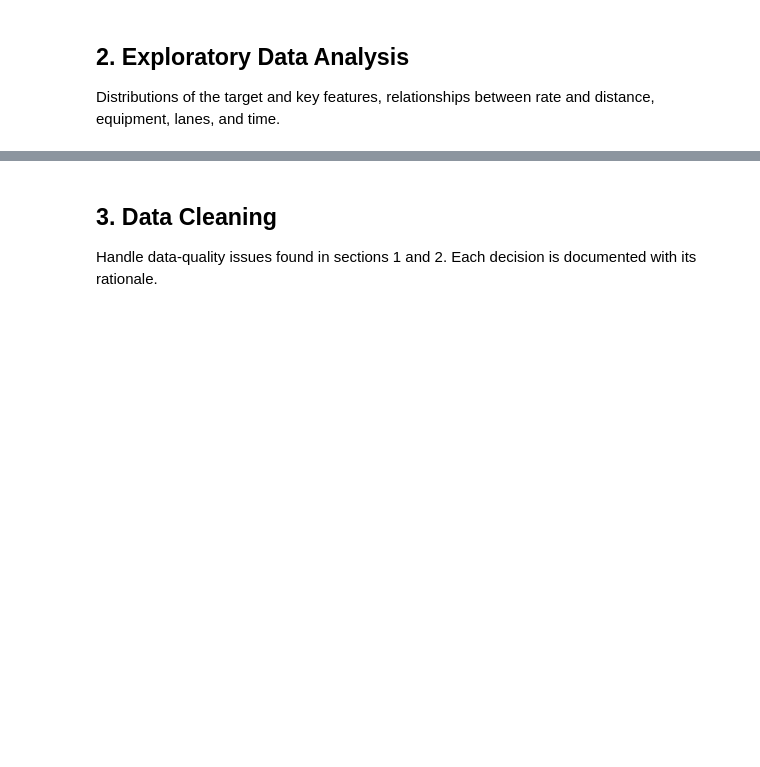
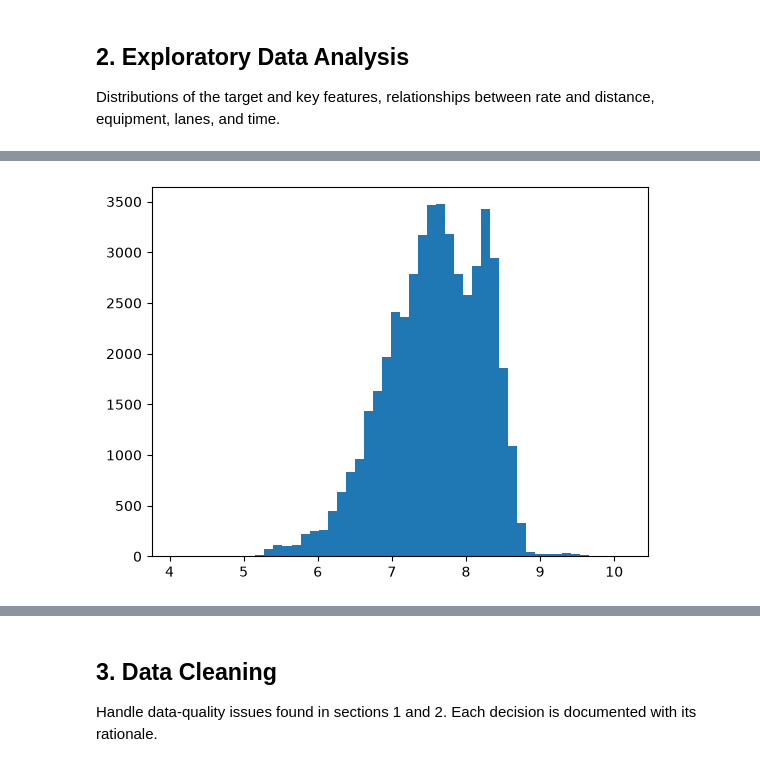
Before and after one commit to EstebanM-M/freight-rate-prediction, a Jupyter notebook: notebook.ipynb, the cells around one changed output, grey strips where cells are left out. Cells and saved outputs as stored; diff of their text form; code cells hidden in the pictures; blank space fills up the shorter version.

```diff
--- a/notebook.ipynb
+++ b/notebook.ipynb
@@ -247,0 +255,4 @@ Distributions of the target and key features, relationships between rate and dis
+# %%
+plt.hist(np.log1p(df_train_test['posted_rate']), bins=50);
+# %% [output]
+[figure, added]
```
Also changed, not shown: parts of 41 cells of this notebook, 2 other files.
